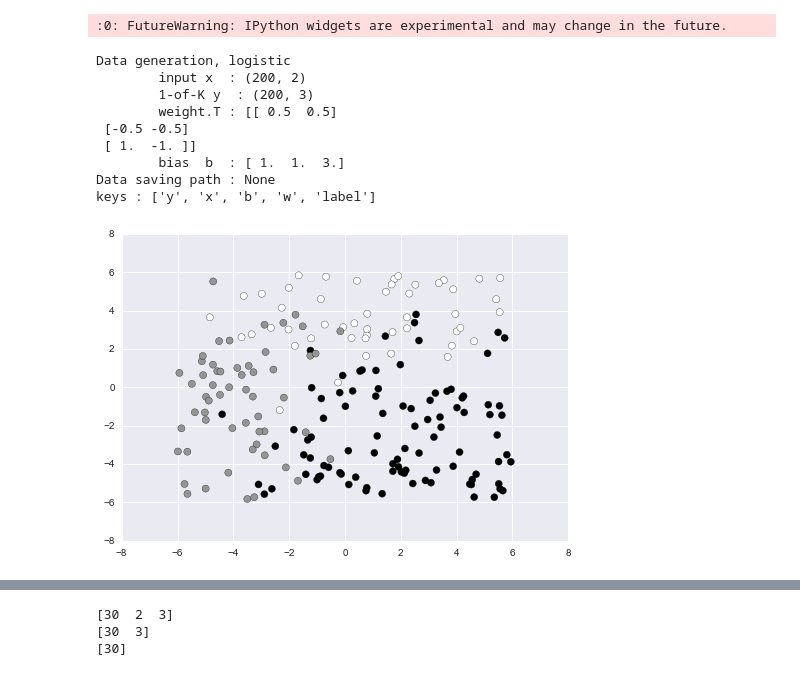
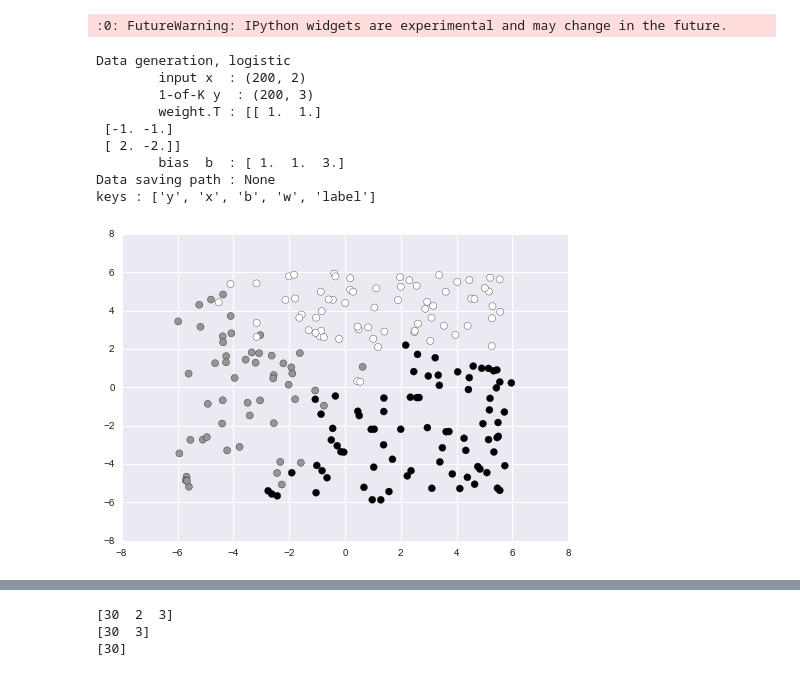
Before and after one commit to AndyZhang17/iaf2, a Jupyter notebook: phase4.ipynb, the cells around one changed output, grey strips where cells are left out. Drawn from its saved outputs; the diff is of its cells as text; code cells hidden in the pictures.

```diff
--- a/phase4.ipynb
+++ b/phase4.ipynb
@@ -38,23 +38,23 @@ OUTPATH = '../report/figs/bayes/softmax'
 # %%
 # data generation
 SIZE = 200
 xn = (npr.rand(SIZE,DIMX)-0.5)*12.
 
 model = moon.Multiclass(DIMX,DIMY)
-wn = np.asarray([[1,-1,2],[1,-1,-2]])/2.
-bn = np.asarray([1, 1, 3])
+wn = np.asarray([[1,-1,2],[1,-1,-2]])   # DIMX, DIMY
+bn = np.asarray([1, 1, 3])              # DIMY
 
 model.setTrueParamValues(w=wn,b=bn )
 data = model.genData(fromx=xn, verbose=True)
-plotZ.category2d(data['x'],data['label'],dotarea=50)
+fig = plotZ.category2d(data['x'],data['label'],dotarea=50)
 # %% [output]
 Data generation, logistic
         input x  : (200, 2)
         1-of-K y  : (200, 3)
-        weight.T : [[ 0.5  0.5]
- [-0.5 -0.5]
- [ 1.  -1. ]]
+        weight.T : [[ 1.  1.]
+ [-1. -1.]
+ [ 2. -2.]]
         bias  b  : [ 1.  1.  3.]
 Data saving path : None
 keys : ['y', 'x', 'b', 'w', 'label']
-[figure, old version]
+[figure, new version]
```
Also changed, not shown: parts of 3 cells of this notebook, 5 other files.
